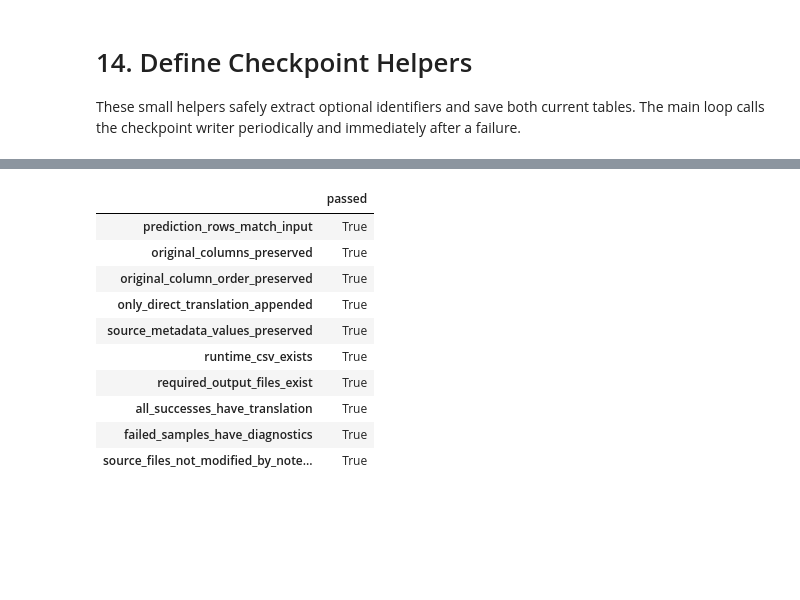
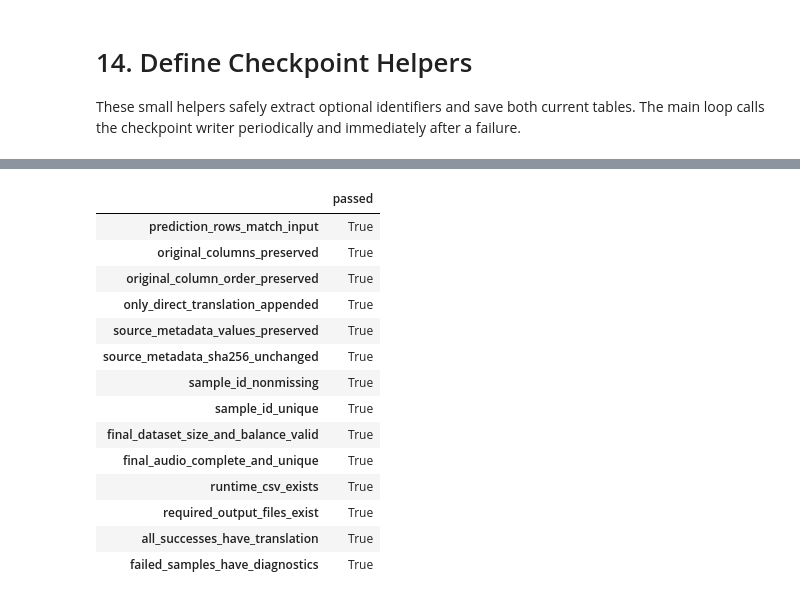
Before and after one commit to Nlhmmh/cs760-accent-st-robustness-ml-research, a Jupyter notebook: notebooks/03_direct_pipeline.ipynb, the cells around one changed output, grey strips where cells are left out. Cells and saved outputs as stored; diff of their text form; code cells hidden in the pictures; blank space fills up the shorter version.

```diff
--- a/notebooks/03_direct_pipeline.ipynb
+++ b/notebooks/03_direct_pipeline.ipynb
@@ -129,6 +156,7 @@ RUN_DIR.mkdir(parents=True, exist_ok=RESUME_RUN_DIR is not None)
 PREDICTIONS_PATH = RUN_DIR / "direct_predictions.csv"
 RUNTIME_PATH = RUN_DIR / "direct_runtime.csv"
 ENVIRONMENT_PATH = RUN_DIR / "run_environment.json"
+CONFIG_PATH = RUN_DIR / "run_config.json"
 SUMMARY_PATH = RUN_DIR / "run_summary.json"
 RUNTIME_FIGURE_PATH = RUN_DIR / "runtime_per_clip.png"
 DURATION_FIGURE_PATH = RUN_DIR / "runtime_vs_audio_duration.png"
@@ -674,36 +1182,110 @@ This cell reloads the written CSVs and checks row count, exact metadata preserva
 # %%
 written_predictions = pd.read_csv(PREDICTIONS_PATH)
 written_runtime = pd.read_csv(RUNTIME_PATH)
 written_source_metadata = pd.read_csv(METADATA_PATH)
+
+METADATA_SHA256_AFTER = sha256_file(METADATA_PATH)
+
+final_balance_ok = True
+final_audio_ok = True
+if DATASET_MODE == "final":
+    final_counts = written_source_metadata["primary_accent"].value_counts(dropna=False)
+    final_balance_ok = (
+        len(written_source_metadata) == EXPECTED_FINAL_SAMPLES
+        and len(final_counts) == EXPECTED_FINAL_ACCENT_GROUPS
+        and final_counts.eq(EXPECTED_FINAL_SAMPLES_PER_ACCENT).all()
+    )
+    final_audio_ok = bool(audio_exists.all() and duplicate_audio_count == 0)
+
+success_indices = pd.to_numeric(
+    written_runtime.loc[written_runtime["direct_status"].eq("success"), "sample_index"],
+    errors="coerce",
+).dropna().astype(int)
 
 validation_checks = {
     "prediction_rows_match_input": len(written_predictions) == len(metadata_df),
     "original_columns_preserved": all(c in written_predictions.columns for c in original_columns),
     "original_column_order_preserved": written_predictions.columns.tolist()[:len(original_columns)] == original_columns,
     "only_direct_translation_appended": written_predictions.columns.tolist() == EXPECTED_PREDICTION_COLUMNS,
     "source_metadata_values_preserved": written_predictions[original_columns].equals(written_source_metadata[original_columns]),
+
+    "source_metadata_sha256_unchanged": METADATA_SHA256_AFTER == METADATA_SHA256_BEFORE,
+    "sample_id_nonmissing": written_source_metadata["sample_id"].notna().all()
+        and written_source_metadata["sample_id"].astype(str).str.strip().ne("").all(),
+    "sample_id_unique": written_source_metadata["sample_id"].is_unique,
+
+    "final_dataset_size_and_balance_valid": final_balance_ok,
+    "final_audio_complete_and_unique": final_audio_ok,
+
     "runtime_csv_exists": RUNTIME_PATH.is_file(),
-    "required_output_files_exist": all(p.is_file() for p in [PREDICTIONS_PATH, RUNTIME_PATH, ENVIRONMENT_PATH, SUMMARY_PATH, RUNTIME_FIGURE_PATH]),
-    "all_successes_have_translation": written_predictions.loc[written_runtime.query("direct_status == 'success'")["sample_index"].astype(int), "direct_translation"].fillna("").astype(str).str.strip().ne("").all(),
-    "failed_samples_have_diagnostics": written_runtime.query("direct_status == 'failed'")["direct_error"].fillna("").astype(str).str.strip().ne("").all(),
+    "required_output_files_exist": all(
+        p.is_file()
+        for p in [
+            PREDICTIONS_PATH,
+            RUNTIME_PATH,
+            ENVIRONMENT_PATH,
+            CONFIG_PATH,
+            SUMMARY_PATH,
+            RUNTIME_FIGURE_PATH,
+        ]
+    ),
+    "all_successes_have_translation": (
+        written_predictions.loc[success_indices, "direct_translation"]
+        .fillna("")
+        .astype(str)
+        .str.strip()
+        .ne("")
+        .all()
+    ),
+    "failed_samples_have_diagnostics": (
+        written_runtime.query("direct_status == 'failed'")["direct_error"]
+        .fillna("")
+        .astype(str)
+        .str.strip()
+        .ne("")
+        .all()
+    ),
 }
-validation_checks["source_files_not_modified_by_notebook"] = True  # All notebook writes target RUN_DIR only.
 
 validation_df = pd.Series(validation_checks, name="passed").to_frame()
 display(validation_df)
+
 if not all(validation_checks.values()):
     failed_checks = [name for name, passed in validation_checks.items() if not passed]
     raise AssertionError(f"Final validation failed: {failed_checks}")
-print("Final validation passed: outputs are complete and structurally consistent.")
+
+limit_hit_count = int(
+    written_runtime.loc[written_runtime["direct_status"].eq("success"), "generation_limit_reached"]
+    .fillna(False)
+    .astype(str)
+    .str.lower()
+    .isin(["true", "1", "yes"])
+    .sum()
+)
+
+if limit_hit_count:
+    warnings.warn(
+        f"{limit_hit_count} successful output(s) hit the conservative generation-limit flag. "
+        "Inspect them before downstream evaluation."
+    )
+else:
+    print("Generation-limit diagnostic: no flagged successful outputs ✓")
+
+print(f"Metadata SHA-256 unchanged: {METADATA_SHA256_BEFORE == METADATA_SHA256_AFTER}")
+print("Final validation passed: outputs are complete, reproducible, and structurally consistent.")
 # %% [output]
 |  | passed |
 | prediction_rows_match_input | True |
 | original_columns_preserved | True |
 | original_column_order_preserved | True |
 | only_direct_translation_appended | True |
 | source_metadata_values_preserved | True |
+| source_metadata_sha256_unchanged | True |
+| sample_id_nonmissing | True |
+| sample_id_unique | True |
+| final_dataset_size_and_balance_valid | True |
+| final_audio_complete_and_unique | True |
 | runtime_csv_exists | True |
 | required_output_files_exist | True |
 | all_successes_have_translation | True |
 | failed_samples_have_diagnostics | True |
-| source_files_not_modified_by_note... | True |
```
Also changed, not shown: parts of 45 cells of this notebook.
